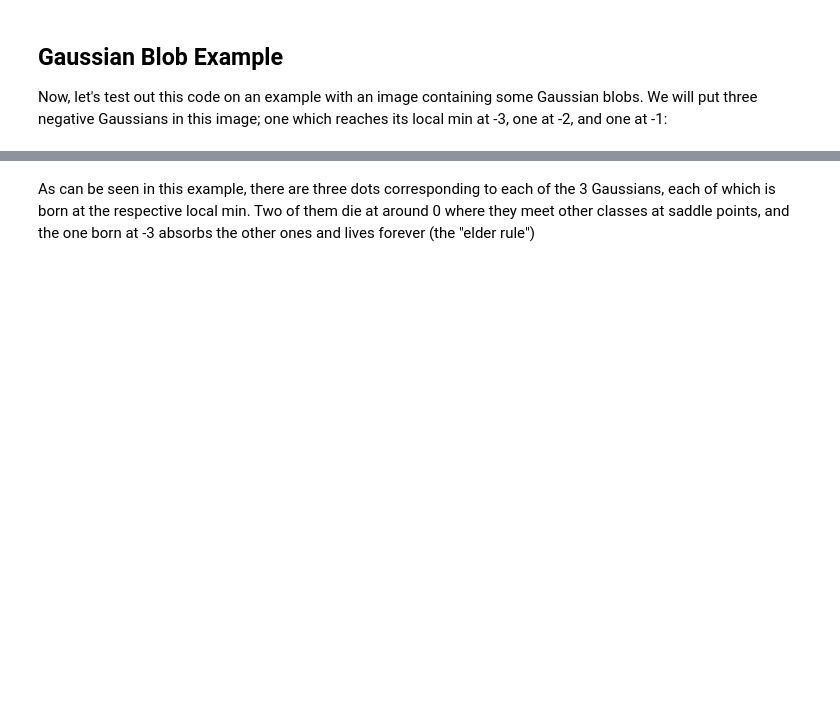
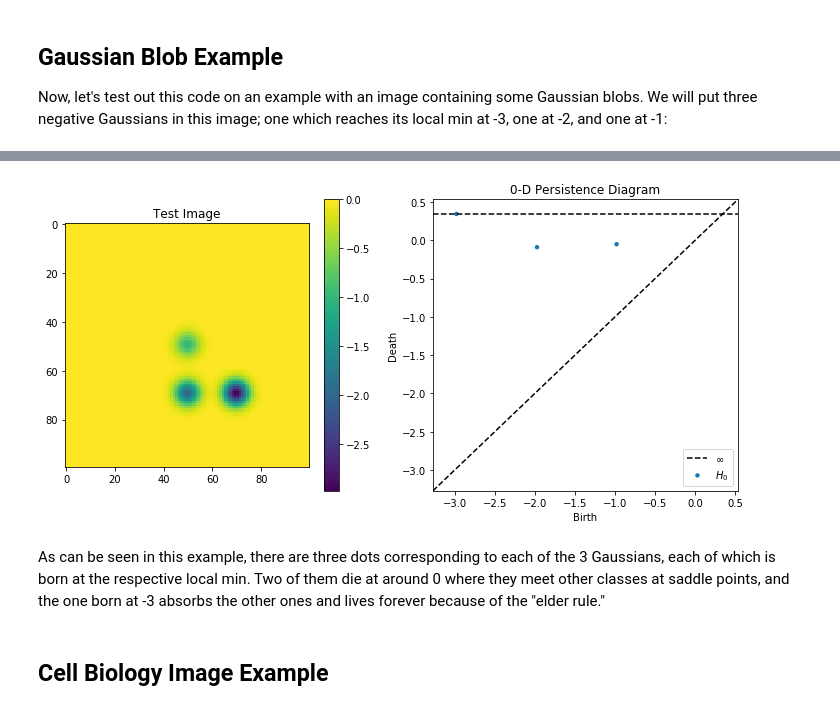
Before and after one commit to scikit-tda/ripser.py, a Jupyter notebook: notebooks/Lower Star Image Filtrations.ipynb, the cells around one changed output, grey strips where cells are left out. Cells and saved outputs as stored; diff of their text form; code cells hidden in the pictures; blank space fills up the shorter version.

```diff
--- a/notebooks/Lower Star Image Filtrations.ipynb
+++ b/notebooks/Lower Star Image Filtrations.ipynb
@@ -82,3 +31,20 @@ plt.show()
+# %%
+dgm = lower_star_img(img)
+
+plt.figure(figsize=(10, 5))
+plt.subplot(121)
+plt.imshow(img)
+plt.colorbar()
+plt.title("Test Image")
+plt.subplot(122)
+plot_dgms(dgm)
+plt.title("0-D Persistence Diagram")
+plt.tight_layout()
+plt.show()
+# %% [output]
+[figure, added]
 # %% [markdown]
-As can be seen in this example, there are three dots corresponding to each of the 3 Gaussians, each of which is born at the respective local min.  Two of them die at around 0 where they meet other classes at saddle points, and the one born at -3 absorbs the other ones and lives forever (the "elder rule")
+As can be seen in this example, there are three dots corresponding to each of the 3 Gaussians, each of which is born at the respective local min.  Two of them die at around 0 where they meet other classes at saddle points, and the one born at -3 absorbs the other ones and lives forever because of the "elder rule."
+# %% [markdown]
+## Cell Biology Image Example
 # %% [markdown]
```
Also changed, not shown: parts of 16 cells of this notebook, 3 other files.
